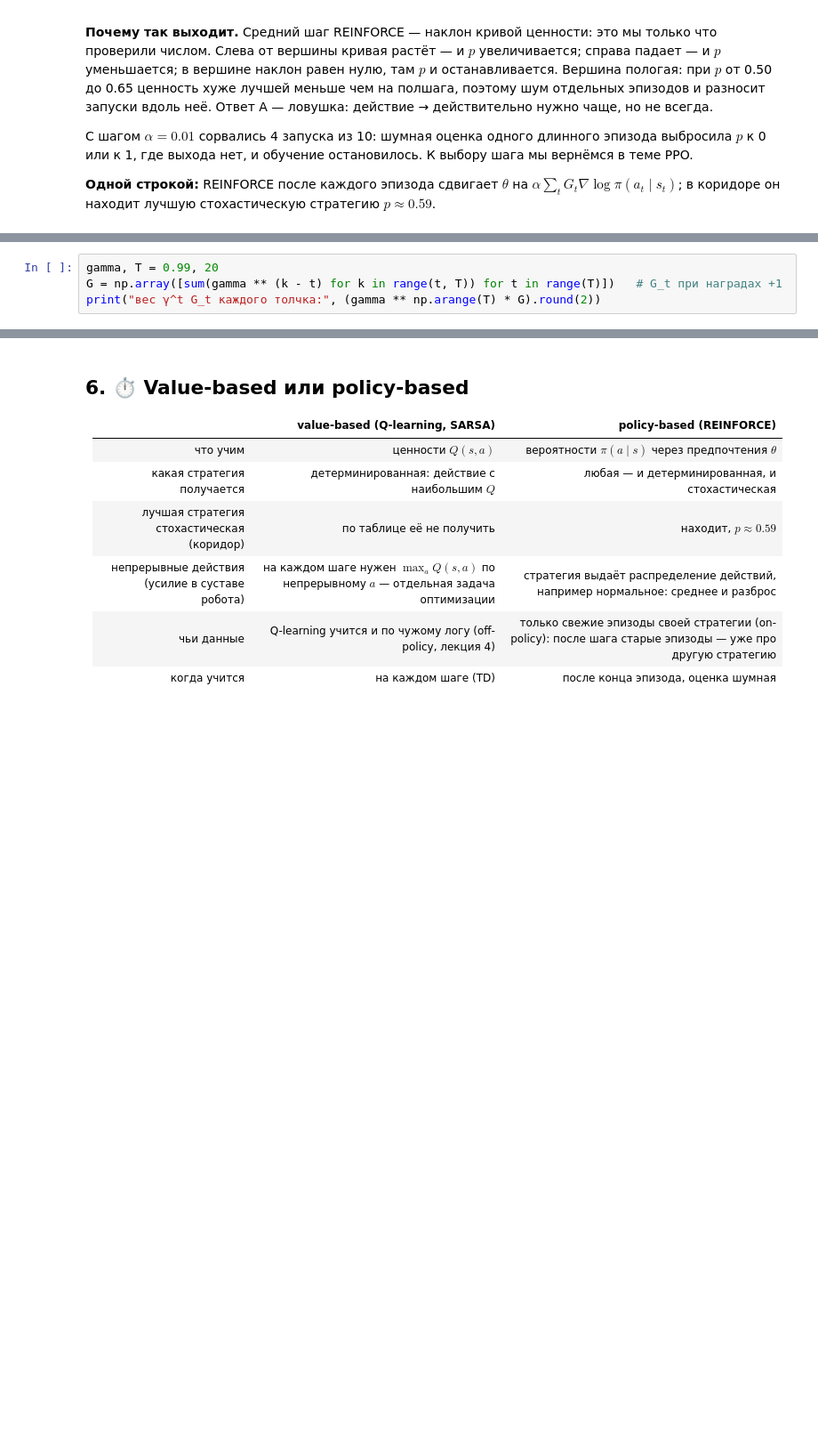
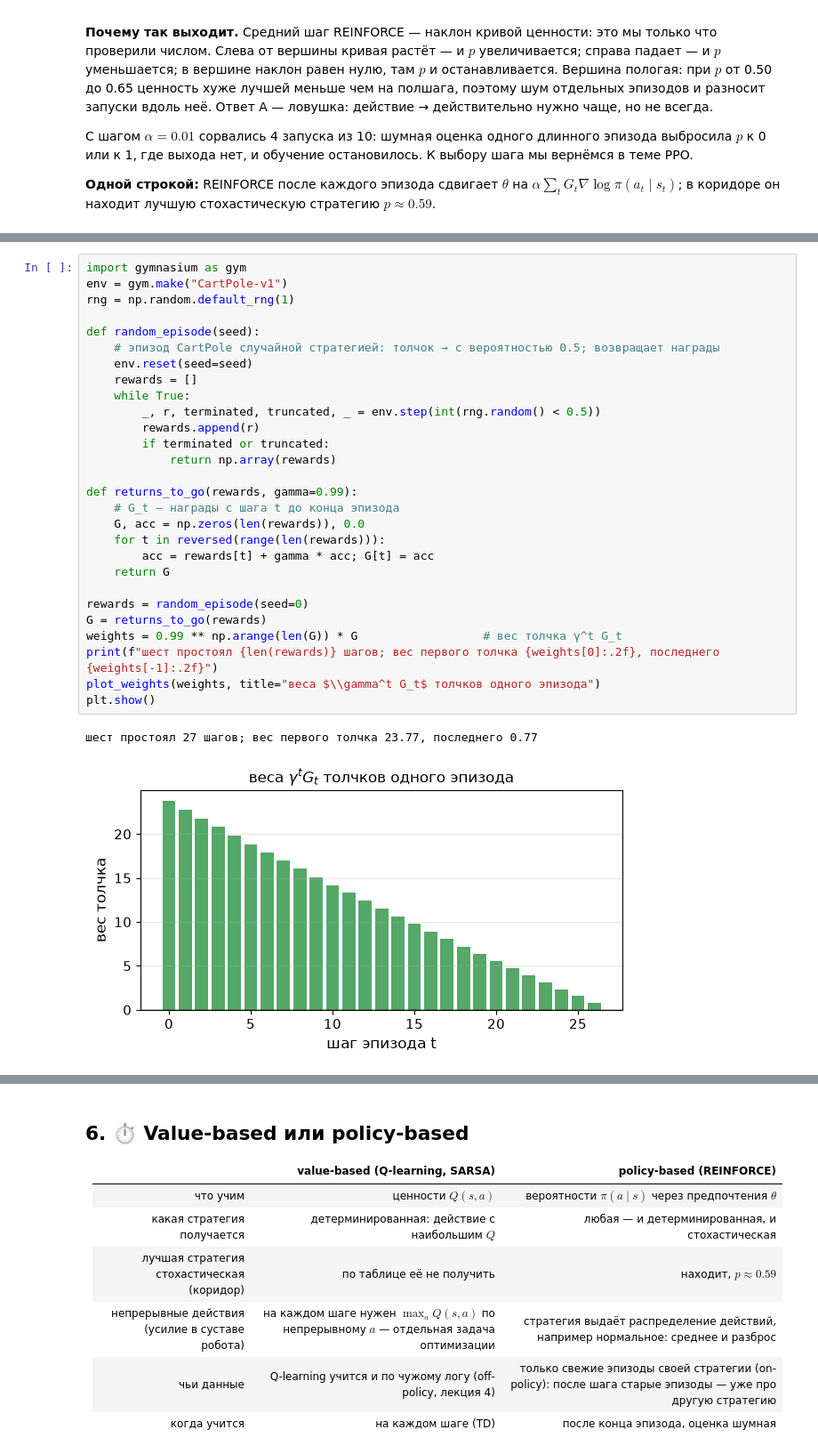
Before and after one commit to IlyaChichkanov/Reinforcement-learning, a Jupyter notebook: 05-policy-gradient/lecture/lecture.ipynb, the cells around one changed output, grey strips where cells are left out. Shown at 89% size. Cells and saved outputs as stored; diff of their text form; blank space fills up the shorter version.

```diff
--- a/05-policy-gradient/lecture/lecture.ipynb
+++ b/05-policy-gradient/lecture/lecture.ipynb
@@ -531,4 +517,0 @@ p после 1000 эпизодов, 10 запусков: [0.5  0.52 0.53 0.55 0.
-# %%
-gamma, T = 0.99, 20
-G = np.array([sum(gamma ** (k - t) for k in range(t, T)) for t in range(T)])   # G_t при наградах +1
-print("вес γ^t G_t каждого толчка:", (gamma ** np.arange(T) * G).round(2))
@@ -559,0 +529,31 @@ print("вес γ^t G_t каждого толчка:", (gamma ** np.arange(T) * G
+# %%
+import gymnasium as gym
+env = gym.make("CartPole-v1")
+rng = np.random.default_rng(1)
+
+def random_episode(seed):
+    # эпизод CartPole случайной стратегией: толчок → с вероятностью 0.5; возвращает награды
+    env.reset(seed=seed)
+    rewards = []
+    while True:
+        _, r, terminated, truncated, _ = env.step(int(rng.random() < 0.5))
+        rewards.append(r)
+        if terminated or truncated:
+            return np.array(rewards)
+
+def returns_to_go(rewards, gamma=0.99):
+    # G_t — награды с шага t до конца эпизода
+    G, acc = np.zeros(len(rewards)), 0.0
+    for t in reversed(range(len(rewards))):
+        acc = rewards[t] + gamma * acc; G[t] = acc
+    return G
+
+rewards = random_episode(seed=0)
+G = returns_to_go(rewards)
+weights = 0.99 ** np.arange(len(G)) * G                  # вес толчка γ^t G_t
+print(f"шест простоял {len(rewards)} шагов; вес первого толчка {weights[0]:.2f}, последнего {weights[-1]:.2f}")
+plot_weights(weights, title="веса $\\gamma^t G_t$ толчков одного эпизода")
+plt.show()
+# %% [output]
+шест простоял 27 шагов; вес первого толчка 23.77, последнего 0.77
+[figure, added]
```
Also changed, not shown: parts of 11 cells of this notebook, 1 other file.
